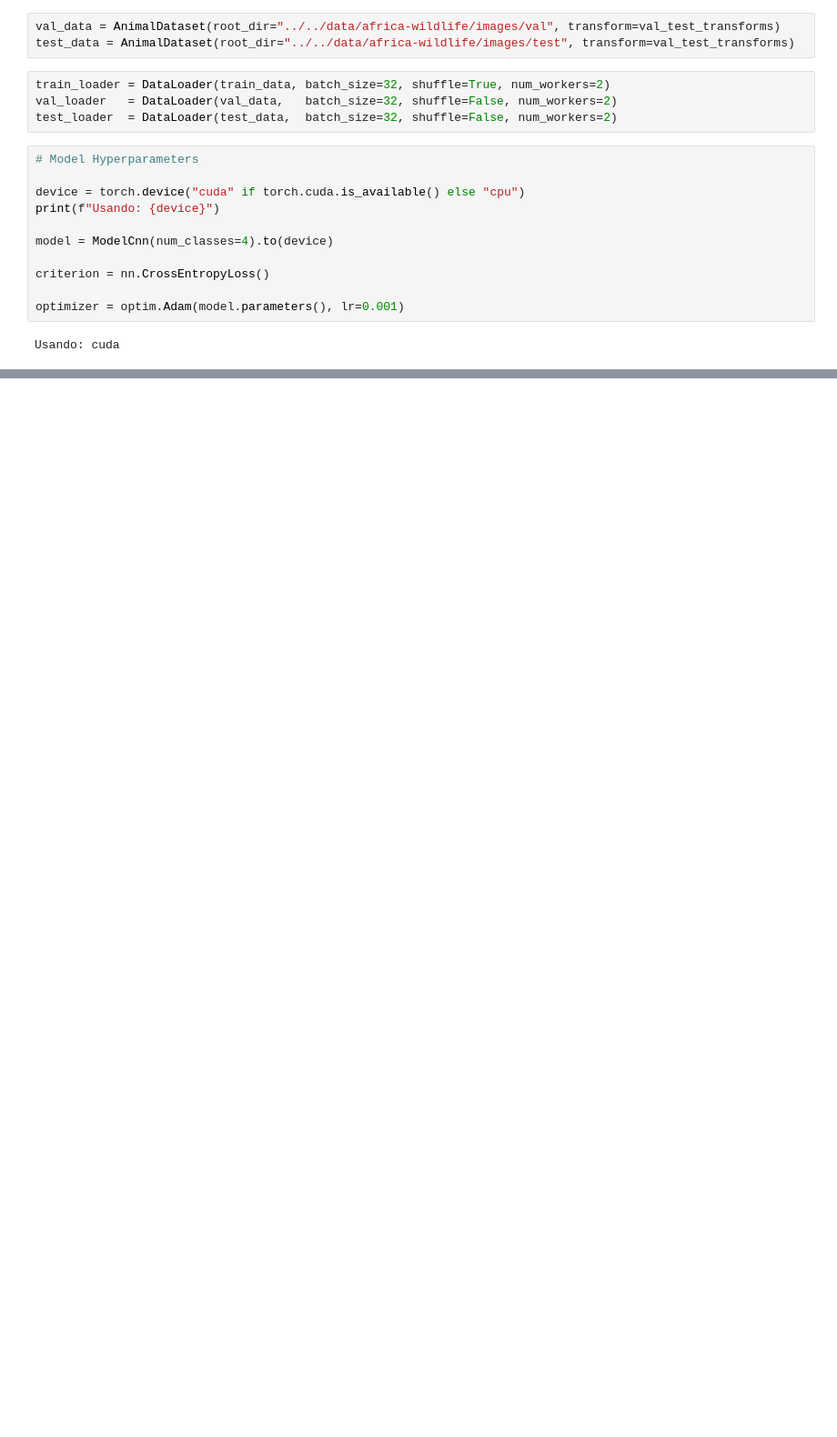
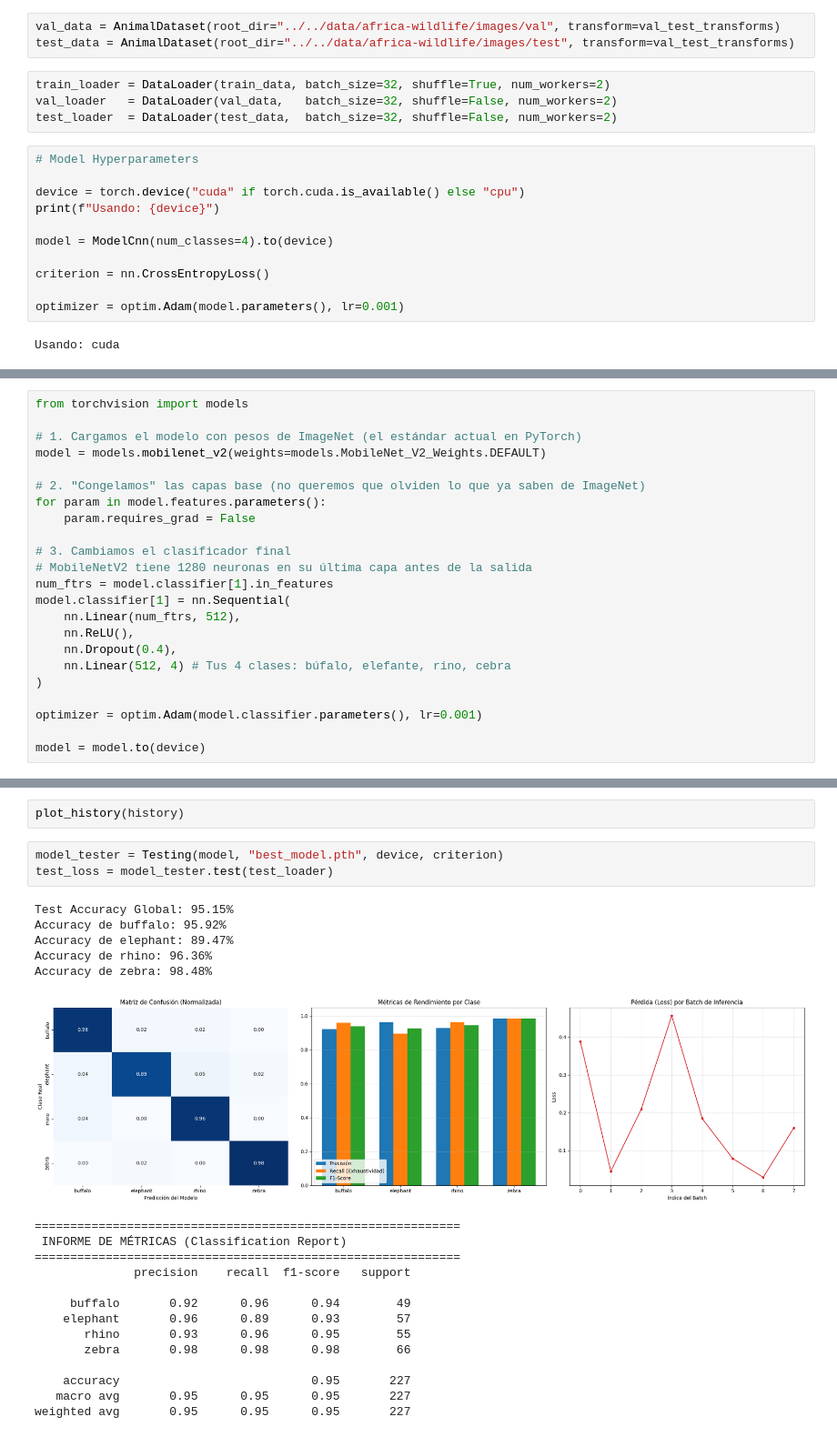
Before and after one commit to MAMP29/vision-computacional-proyecto, a Jupyter notebook: entrega_1/cnn/cnn_classification.ipynb, the cells around one changed output, grey strips where cells are left out. Shown at 91% size. Drawn from its saved outputs; the diff is of its cells as text; blank space fills up the shorter version.

Commit message:
Improve training and testing functions

```diff
--- a/entrega_1/cnn/cnn_classification.ipynb
+++ b/entrega_1/cnn/cnn_classification.ipynb
@@ -116,0 +119,23 @@ Accuracy de zebra: 84.85%
+# %%
+from torchvision import models
+
+# 1. Cargamos el modelo con pesos de ImageNet (el estándar actual en PyTorch)
+model = models.mobilenet_v2(weights=models.MobileNet_V2_Weights.DEFAULT)
+
+# 2. "Congelamos" las capas base (no queremos que olviden lo que ya saben de ImageNet)
+for param in model.features.parameters():
+    param.requires_grad = False
+
+# 3. Cambiamos el clasificador final
+# MobileNetV2 tiene 1280 neuronas en su última capa antes de la salida
+num_ftrs = model.classifier[1].in_features
+model.classifier[1] = nn.Sequential(
+    nn.Linear(num_ftrs, 512),
+    nn.ReLU(),
+    nn.Dropout(0.4),
+    nn.Linear(512, 4) # Tus 4 clases: búfalo, elefante, rino, cebra
+)
+
+optimizer = optim.Adam(model.classifier.parameters(), lr=0.001)
+
+model = model.to(device)
@@ -116,0 +157,25 @@ Accuracy de zebra: 84.85%
+# %%
+plot_history(history)
+# %%
+model_tester = Testing(model, "best_model.pth", device, criterion)
+test_loss = model_tester.test(test_loader)
+# %% [output]
+Test Accuracy Global: 95.15%
+Accuracy de buffalo: 95.92%
+Accuracy de elephant: 89.47%
+Accuracy de rhino: 96.36%
+Accuracy de zebra: 98.48%
+[figure, added]
+============================================================
+ INFORME DE MÉTRICAS (Classification Report)
+============================================================
+              precision    recall  f1-score   support
+
+     buffalo       0.92      0.96      0.94        49
+    elephant       0.96      0.89      0.93        57
+       rhino       0.93      0.96      0.95        55
+       zebra       0.98      0.98      0.98        66
+
+    accuracy                           0.95       227
+   macro avg       0.95      0.95      0.95       227
+weighted avg       0.95      0.95      0.95       227
```
Also changed, not shown: parts of 8 cells of this notebook, 4 other files.
